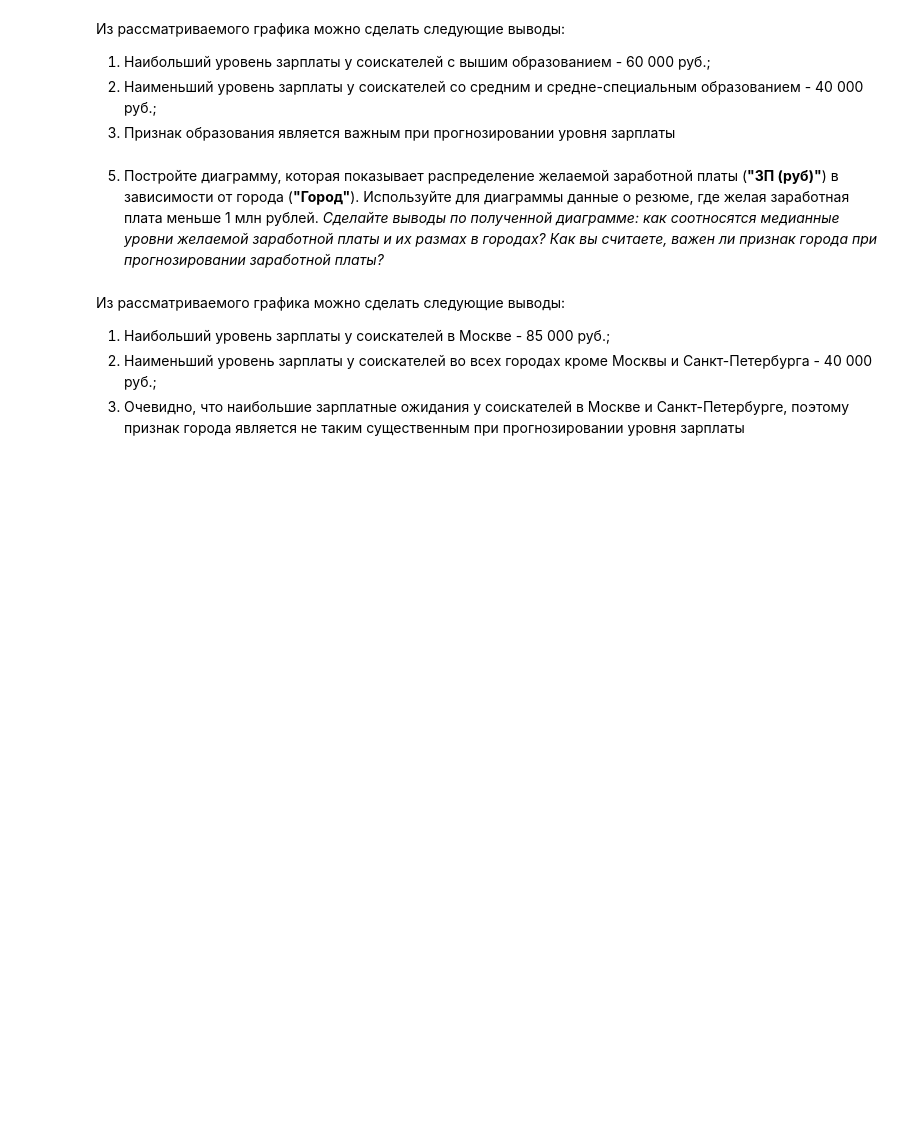
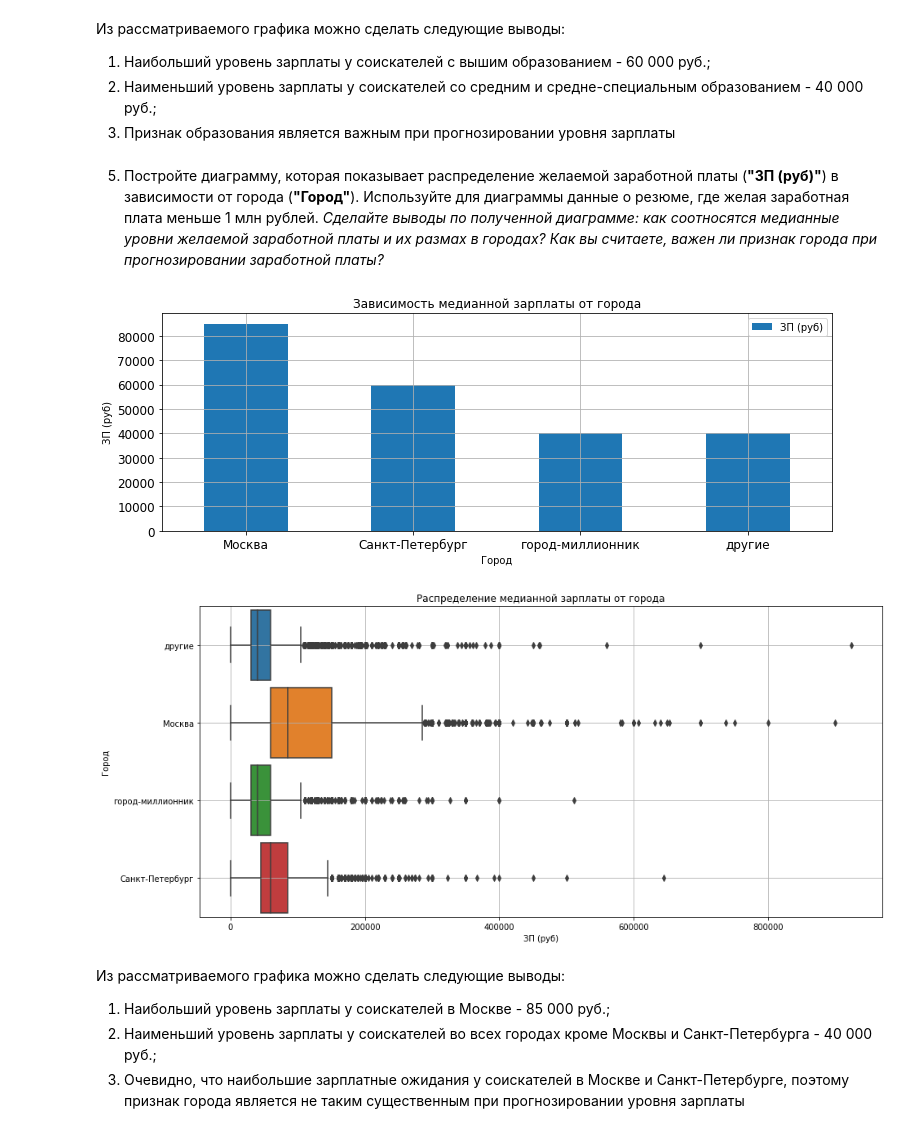
Before and after one commit to ConstantinVP/DS_learning, a Jupyter notebook: Project 1/Project 1.ipynb, the cells around one changed output. Cells and saved outputs as stored; diff of their text form; code cells hidden in the pictures; blank space fills up the shorter version.

```diff
--- a/Project 1/Project 1.ipynb
+++ b/Project 1/Project 1.ipynb
@@ -567,26 +570,33 @@ sal_edu.show()
 *Сделайте выводы по полученной диаграмме: как соотносятся медианные уровни желаемой заработной платы и их размах в городах? Как вы считаете, важен ли признак города при прогнозировании заработной платы?*
 # %%
 bar_data2 = hh_data[hh_data['ЗП (руб)']<1e6].groupby('Город', as_index=False).median()
-fig1 = px.bar(
-    data_frame=bar_data2,
+bar_data2.plot(
     x='Город',
     y='ЗП (руб)',
-    color='Город',
-    text='ЗП (руб)',
-    orientation='v',
-    height=500,
-    width=750,
+    kind='bar',
+    grid=True,
+    rot=0,
+    fontsize=12,
+    figsize=(12, 4),
+    xlabel='Город',
+    ylabel='ЗП (руб)',
     title='Зависимость медианной зарплаты от города'
 )
-fig1.show()
-
-fig2 = px.box(
-    data_frame = hh_data[hh_data['ЗП (руб)']<1e6],
-    x = 'ЗП (руб)',
-    color = 'Город',
-    title = 'Распределение медианной зарплаты от города'
-    )
-fig2.show()
+fig2 = plt.figure(figsize=(15, 7))
+boxplot = sns.boxplot(
+    data=hh_data[hh_data['ЗП (руб)']<1e6],
+    y='Город',
+    x='ЗП (руб)',
+    orient='h',
+    width=0.9
+)
+boxplot.set_title('Распределение медианной зарплаты от города')
+boxplot.set_xlabel('ЗП (руб)')
+boxplot.set_ylabel('Город')
+boxplot.grid()
+# %% [output]
+[figure, added]
+[figure, added]
 # %% [markdown]
 Из рассматриваемого графика можно сделать следующие выводы:
 1. Наибольший уровень зарплаты у соискателей в Москве - 85 000 руб.;
```
Also changed, not shown: parts of 4 cells of this notebook, 1 other file.
